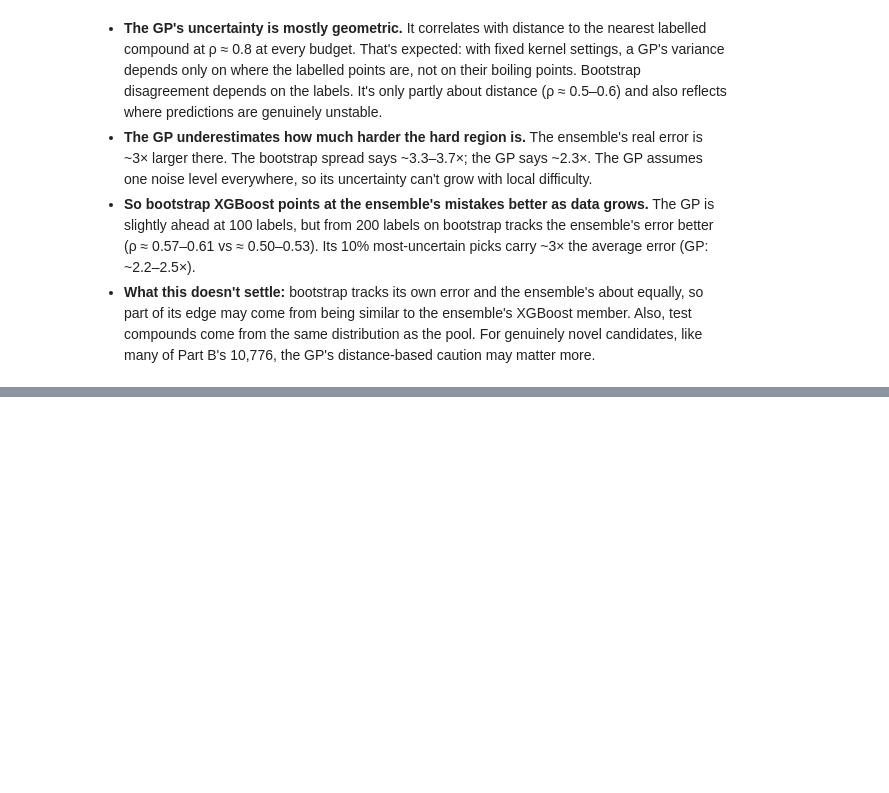
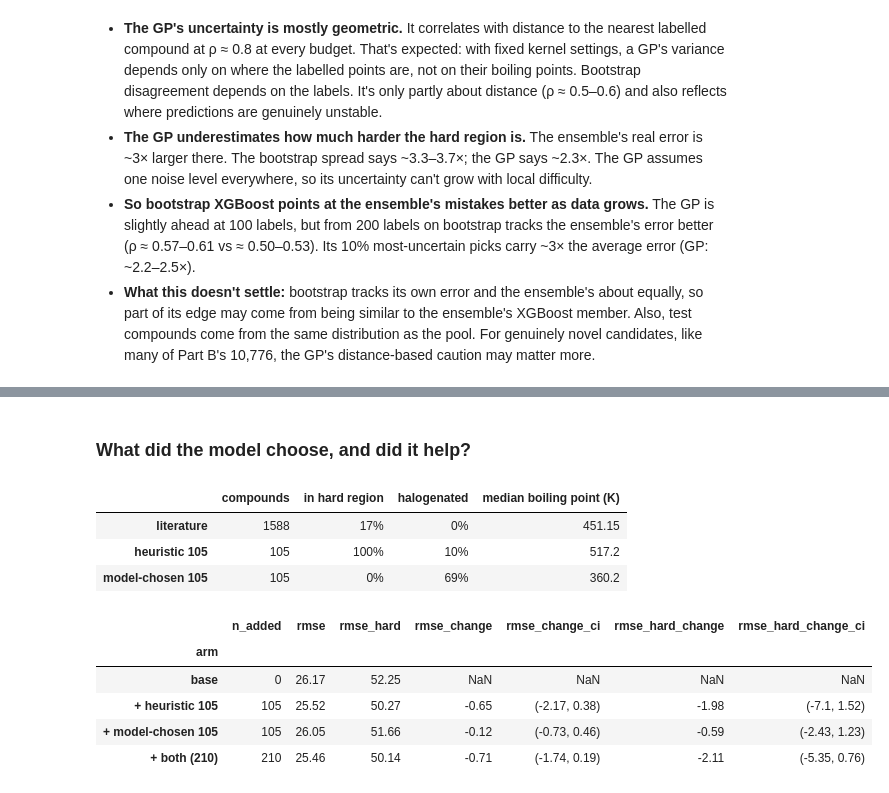
Before and after one commit to JShi12/Predict-Organic-Chemical-Boiling-Point, a Jupyter notebook: Active_Learning.ipynb, the cells around one changed output, grey strips where cells are left out. Saved outputs shown, nothing was run; the diff lists cells and outputs as text; code cells hidden in the pictures; blank space fills up the shorter version.

```diff
--- a/Active_Learning.ipynb
+++ b/Active_Learning.ipynb
@@ -283,0 +347,33 @@ This refines the main notebook's recommendation to collect more hard-region data
+# %% [markdown]
+### What did the model choose, and did it help?
+# %%
+from boiling_point import data
+pubchem = data.load_pubchem_data("compound_property_from_PubChem.csv")
+literature = data.build_modelling_table(
+    data.load_literature_data("compound_boiling_points_from_literature.xlsx"), pubchem)
+feas = runs["uncertainty x feasibility"]
+model_chosen = data.build_modelling_table(
+    feas[feas["status"] == "found"].head(105)[["cmpdname", "boiling_point_kelvin"]], pubchem)
+heuristic_set = data.build_modelling_table(data.load_nist_data("compound_boiling_points_from_nist.csv"), pubchem)
+halogenated = lambda t: t["isosmiles"].str.contains("F|Cl|Br|I").mean()
+pd.DataFrame({
+    name: {"compounds": len(t), "in hard region": f"{features.in_hard_region(t).mean():.0%}",
+           "halogenated": f"{halogenated(t):.0%}", "median boiling point (K)": t["boiling_point_kelvin"].median()}
+    for name, t in [("literature", literature), ("heuristic 105", heuristic_set), ("model-chosen 105", model_chosen)]
+}).T
+# %% [output]
+|  | compounds | in hard region | halogenated | median boiling point (K) |
+| literature | 1588 | 17% | 0% | 451.15 |
+| heuristic 105 | 105 | 100% | 10% | 517.2 |
+| model-chosen 105 | 105 | 0% | 69% | 360.2 |
+# %%
+# Ensemble trained on the literature train+val split, alone and with each
+# addition, scored on the literature test split (scripts/evaluate_nist_additions.py)
+pd.read_csv("results/nist_additions_comparison.csv", index_col="arm").round(2)
+# %% [output]
+|  | n_added | rmse | rmse_hard | rmse_change | rmse_change_ci | rmse_hard_change | rmse_hard_change_ci |
+| arm |  |  |  |  |  |  |  |
+| base | 0 | 26.17 | 52.25 | NaN | NaN | NaN | NaN |
+| + heuristic 105 | 105 | 25.52 | 50.27 | -0.65 | (-2.17, 0.38) | -1.98 | (-7.1, 1.52) |
+| + model-chosen 105 | 105 | 26.05 | 51.66 | -0.12 | (-0.73, 0.46) | -0.59 | (-2.43, 1.23) |
+| + both (210) | 210 | 25.46 | 50.14 | -0.71 | (-1.74, 0.19) | -2.11 | (-5.35, 0.76) |
```
Also changed, not shown: parts of 10 cells of this notebook, 13 other files.
